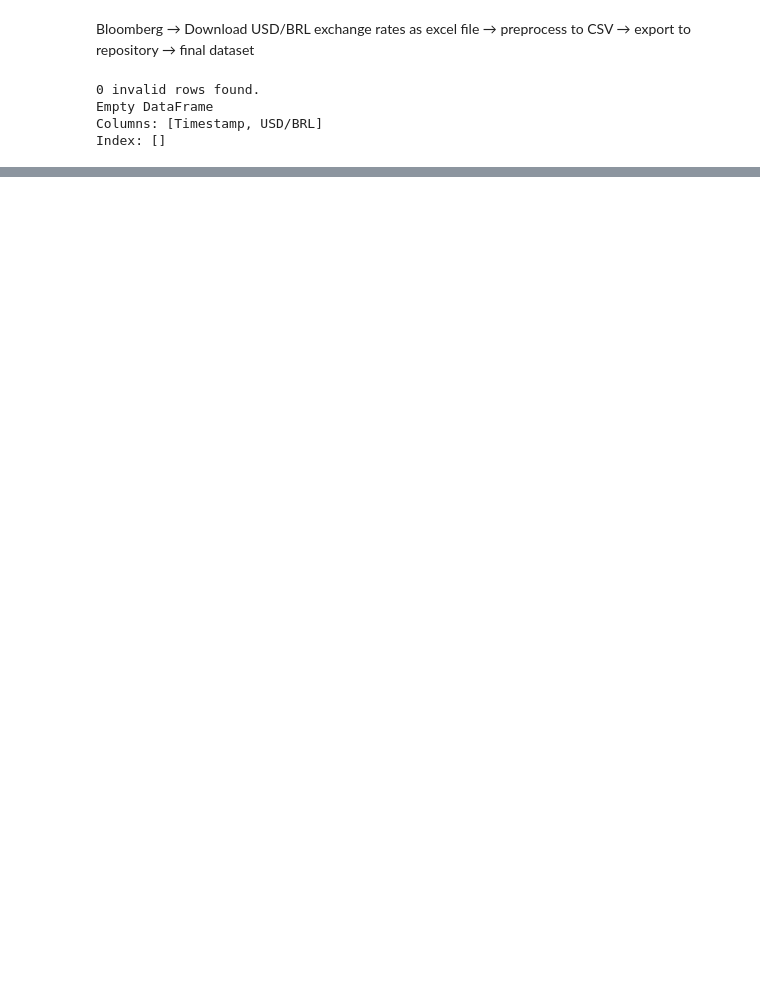
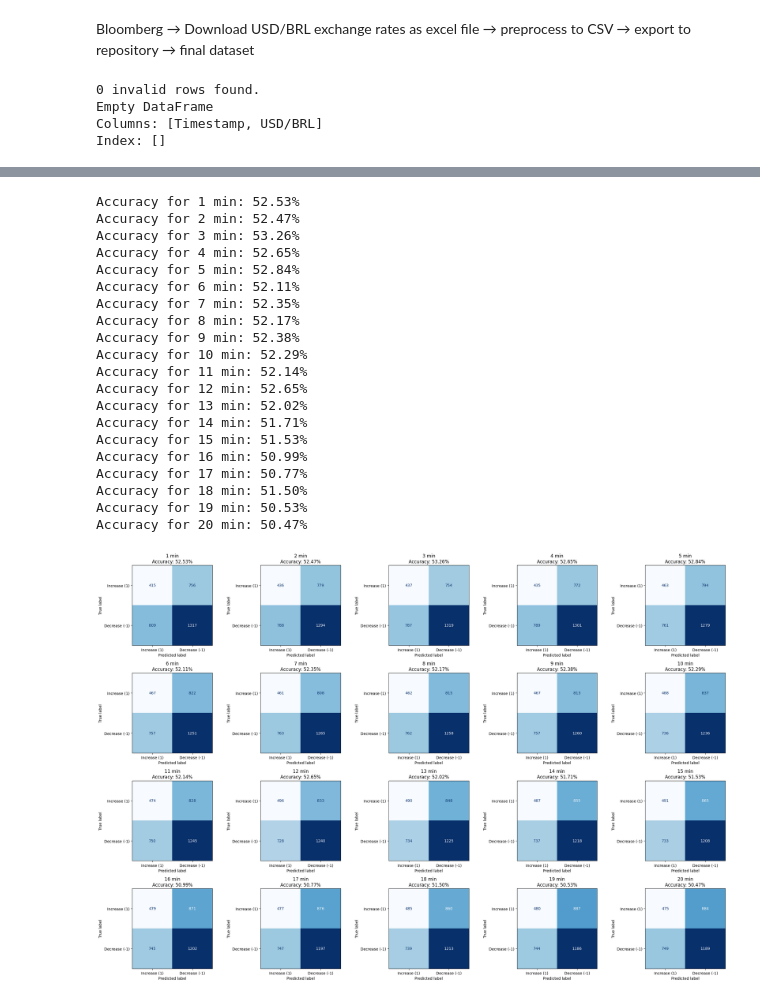
Before and after one commit to neurekt/tradewhispers, a Jupyter notebook: notebooks/baseline.ipynb, the cells around one changed output, grey strips where cells are left out. Drawn from its saved outputs; the diff is of its cells as text; code cells hidden in the pictures; blank space fills up the shorter version.

```diff
--- a/notebooks/baseline.ipynb
+++ b/notebooks/baseline.ipynb
@@ -109,0 +211,6 @@ Index: []
+# %%
+# Step 4: Prepare text data for FinBERT-PT-BR (headlines only)
+# At this point, only the 'HEADING' column remains for text input
+allen_df['text'] = allen_df['HEADING'].astype(str).str.strip()
+
+allen_df[['text']].head()
@@ -109,0 +256,52 @@ Index: []
+# %%
+# Step 6: Evaluate predictions vs ground truth for t+1 to t+20 minutes
+from sklearn.metrics import confusion_matrix, ConfusionMatrixDisplay, accuracy_score
+import matplotlib.pyplot as plt
+
+# Drop rows where sentiment_pred is None (i.e., neutral or missing)
+eval_df = allen_df.dropna(subset=['sentiment_pred'])
+
+horizons = [(f'direction_gt_{i}', f'{i} min') for i in range(1, 21)]
+
+fig, axes = plt.subplots(4, 5, figsize=(24, 16))
+accuracies = []
+for idx, (col, label) in enumerate(horizons):
+    row, col_idx = divmod(idx, 5)
+    y_true = eval_df[col] if col in eval_df else None
+    y_pred = eval_df['sentiment_pred']
+    if y_true is not None:
+        cm = confusion_matrix(y_true, y_pred, labels=[1, -1])
+        acc = accuracy_score(y_true, y_pred)
+        accuracies.append(acc)
+        disp = ConfusionMatrixDisplay(confusion_matrix=cm, display_labels=['Increase (1)', 'Decrease (-1)'])
+        disp.plot(ax=axes[row, col_idx], cmap='Blues', colorbar=False)
+        axes[row, col_idx].set_title(f'{label}\nAccuracy: {acc:.2%}')
+    else:
+        axes[row, col_idx].set_visible(False)
+plt.tight_layout()
+
+# Print accuracy for each horizon
+for i, acc in enumerate(accuracies, 1):
+    print(f'Accuracy for {i} min: {acc:.2%}')
+# %% [output]
+Accuracy for 1 min: 52.53%
+Accuracy for 2 min: 52.47%
+Accuracy for 3 min: 53.26%
+Accuracy for 4 min: 52.65%
+Accuracy for 5 min: 52.84%
+Accuracy for 6 min: 52.11%
+Accuracy for 7 min: 52.35%
+Accuracy for 8 min: 52.17%
+Accuracy for 9 min: 52.38%
+Accuracy for 10 min: 52.29%
+Accuracy for 11 min: 52.14%
+Accuracy for 12 min: 52.65%
+Accuracy for 13 min: 52.02%
+Accuracy for 14 min: 51.71%
+Accuracy for 15 min: 51.53%
+Accuracy for 16 min: 50.99%
+Accuracy for 17 min: 50.77%
+Accuracy for 18 min: 51.50%
+Accuracy for 19 min: 50.53%
+Accuracy for 20 min: 50.47%
+[figure, added]
```
Also changed, not shown: parts of 7 cells of this notebook, 32 other files.
